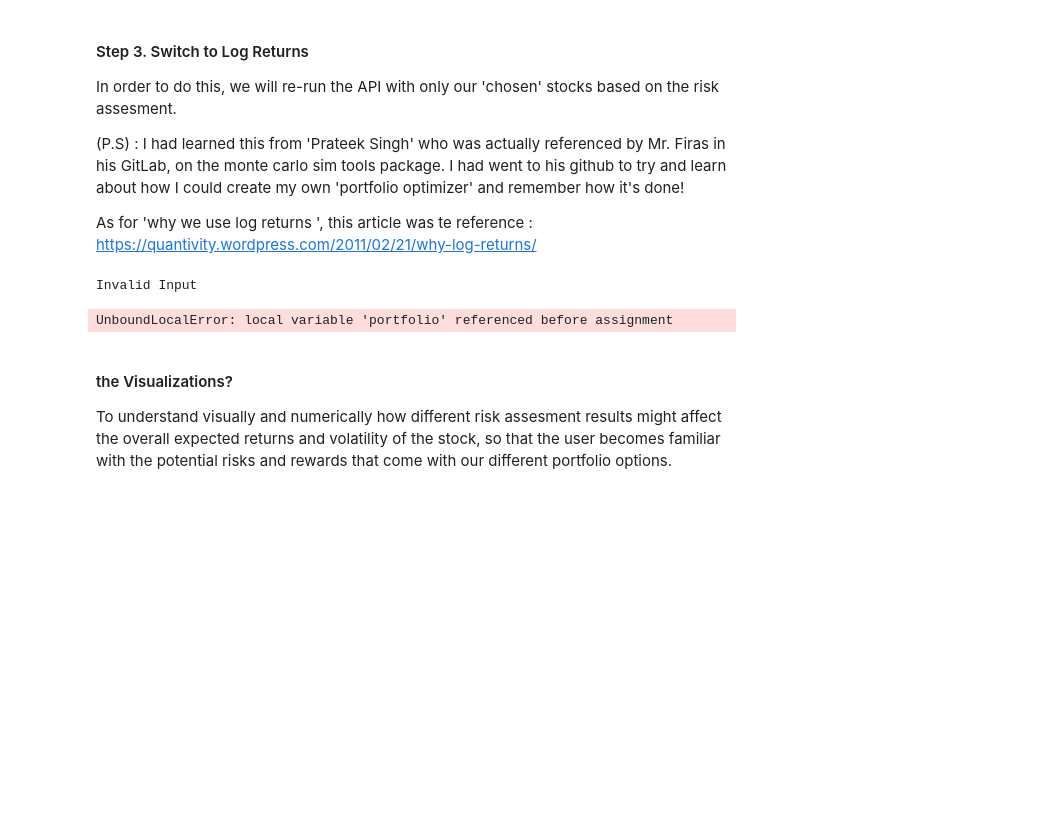
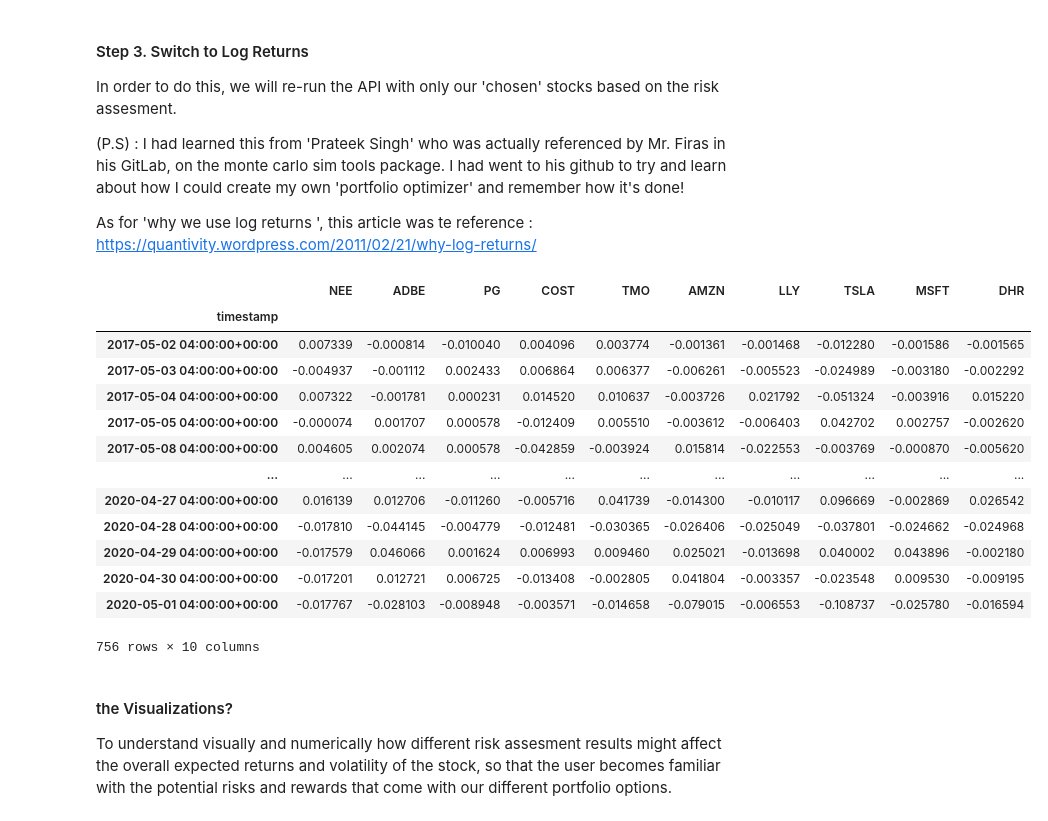
Before and after one commit to najibabounasr/Project_1_Portfolio_Curator-, a Jupyter notebook: portfolio_curator.ipynb, the cells around one changed output. Drawn from its saved outputs; the diff is of its cells as text; code cells hidden in the pictures; blank space fills up the shorter version.

Commit message:
I am signing off, and will push everything -- though the program is not complete, I hope to work on it in further projects

```diff
--- a/portfolio_curator.ipynb
+++ b/portfolio_curator.ipynb
@@ -1033,40 +1030,47 @@ As for 'why we use log returns ', this article was te reference : https://quanti
 # %%
 # Here, we run through and do what we had done with the entire portfolio, specifically with our much
 # smaller portfolios, now, we will be able to look more deeply into the data and get ready
-# for optimization :
+# for optimization .
+# Below, you will see the functions that integrate the data, with the user input.
 
-def analyze_and_log() :
-    updated_prices_df = pd.DataFrame()
+
+# Creates a DF based on user risk assesment :
+def create_risk_adjusted_df(portfolio) :
     new_closing_prices_df = pd.DataFrame()
-    stock_daily_ret = pd.DataFrame()
-    portfolio = create_unweighted_portfolio()
     tickers = portfolio
     new_df = prices_df[tickers]
     for ticker in tickers:
         new_closing_prices_df[ticker] = new_df[ticker]["close"]
-    print("1. Create a new DataFrame, based on the user risk assesment :")
-    display(new_closing_prices_df)
-    mean_daily_ret = new_closing_prices_df.pct_change(1).mean()
-    print("2. Find the average daily returns of the stocks in our portfolio :")
-    display(mean_daily_ret)
-    print("3. Finding the correlation in daily returns between the stocks in our portfolio :")
-    display(new_closing_prices_df.pct_change(1).corr())
-    stock_normed = new_closing_prices_df/new_closing_prices_df.iloc[0]
-    display(stock_normed.plot(title='Historical Movements of Portfolio Stocks', xlabel='Date',ylabel='Logarithmic Returns'))
-    stock_daily_ret = new_closing_prices_df.pct_change(1)
-    log_ret = np.log(new_closing_prices_df/new_closing_prices_df.shift(1))
-    print("4. Visualizing the portfolios historical daily returns visually with a line plot, aswell as stocks historic volatility with a histogram plot:")
-    log_ret.hist(bins=100,figsize=(12,6))
-    plt.tight_layout()
-    return new_closing_prices_df, log_ret
+    return new_closing_prices_df
+
+new_closing_prices_df = create_risk_adjusted_df(portfolio)
 
 
+# Changes our data from arithmetic to logarithmic
+def to_log(df) :
+    log_ret = np.log(df/df.shift(1))
+    log_ret = log_ret.dropna()
+    return log_ret
 
 
-analyze_and_log()
+log_ret = to_log(new_closing_prices_df)
+
+display(log_ret)
 # %% [output]
+|  | NEE | ADBE | PG | COST | TMO | AMZN | LLY | TSLA | MSFT | DHR |
+| timestamp |  |  |  |  |  |  |  |  |  |  |
+| 2017-05-02 04:00:00+00:00 | 0.007339 | -0.000814 | -0.010040 | 0.004096 | 0.003774 | -0.001361 | -0.001468 | -0.012280 | -0.001586 | -0.001565 |
+| 2017-05-03 04:00:00+00:00 | -0.004937 | -0.001112 | 0.002433 | 0.006864 | 0.006377 | -0.006261 | -0.005523 | -0.024989 | -0.003180 | -0.002292 |
+| 2017-05-04 04:00:00+00:00 | 0.007322 | -0.001781 | 0.000231 | 0.014520 | 0.010637 | -0.003726 | 0.021792 | -0.051324 | -0.003916 | 0.015220 |
+| 2017-05-05 04:00:00+00:00 | -0.000074 | 0.001707 | 0.000578 | -0.012409 | 0.005510 | -0.003612 | -0.006403 | 0.042702 | 0.002757 | -0.002620 |
+| 2017-05-08 04:00:00+00:00 | 0.004605 | 0.002074 | 0.000578 | -0.042859 | -0.003924 | 0.015814 | -0.022553 | -0.003769 | -0.000870 | -0.005620 |
+| ... | ... | ... | ... | ... | ... | ... | ... | ... | ... | ... |
+| 2020-04-27 04:00:00+00:00 | 0.016139 | 0.012706 | -0.011260 | -0.005716 | 0.041739 | -0.014300 | -0.010117 | 0.096669 | -0.002869 | 0.026542 |
+| 2020-04-28 04:00:00+00:00 | -0.017810 | -0.044145 | -0.004779 | -0.012481 | -0.030365 | -0.026406 | -0.025049 | -0.037801 | -0.024662 | -0.024968 |
+| 2020-04-29 04:00:00+00:00 | -0.017579 | 0.046066 | 0.001624 | 0.006993 | 0.009460 | 0.025021 | -0.013698 | 0.040002 | 0.043896 | -0.002180 |
+| 2020-04-30 04:00:00+00:00 | -0.017201 | 0.012721 | 0.006725 | -0.013408 | -0.002805 | 0.041804 | -0.003357 | -0.023548 | 0.009530 | -0.009195 |
+| 2020-05-01 04:00:00+00:00 | -0.017767 | -0.028103 | -0.008948 | -0.003571 | -0.014658 | -0.079015 | -0.006553 | -0.108737 | -0.025780 | -0.016594 |
-Invalid Input
+756 rows × 10 columns
-UnboundLocalError: local variable 'portfolio' referenced before assignment
 # %% [markdown]
 ####  the Visualizations?
 
```
Also changed, not shown: parts of 5 cells of this notebook.
